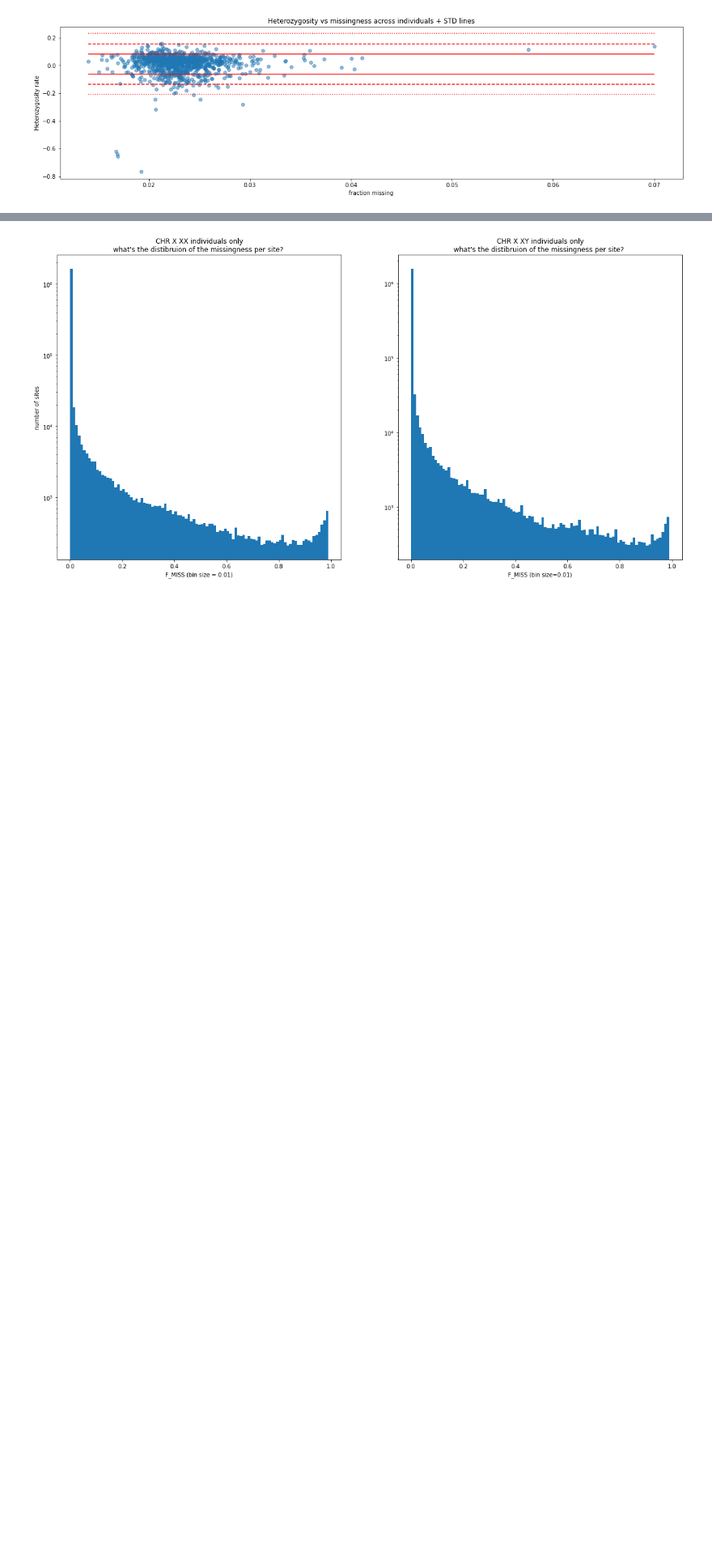
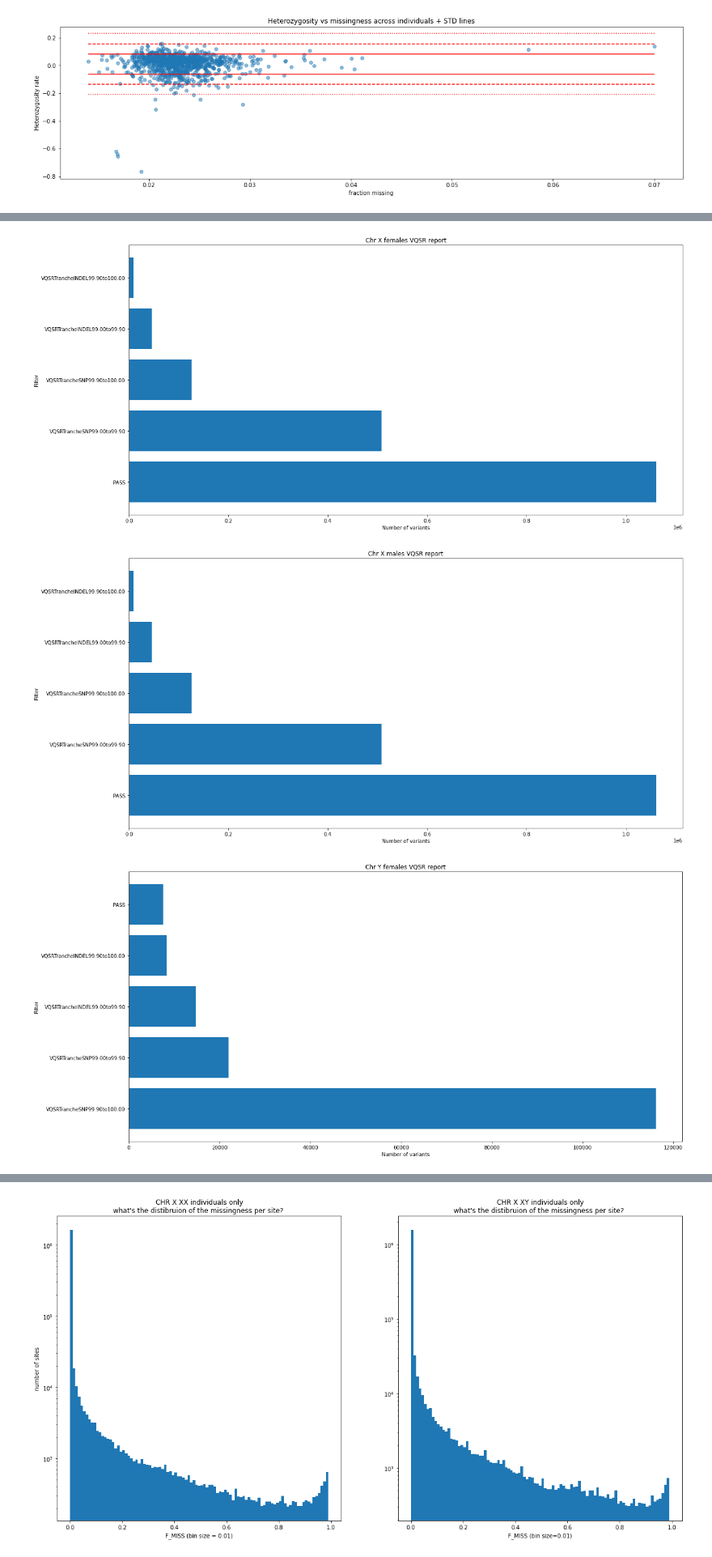
Before and after one commit to acostauribe/QC_TANGL-hg38, a Jupyter notebook: preQC_general_analysis.ipynb, the cells around one changed output, grey strips where cells are left out. Shown at 81% size. Cells and saved outputs as stored; diff of their text form; code cells hidden in the pictures; blank space fills up the shorter version.

Commit message:
added sex chr VQSR report, depth reports, and cleanup

```diff
--- a/preQC_general_analysis.ipynb
+++ b/preQC_general_analysis.ipynb
@@ -680,0 +741,38 @@ vcftools --gzvcf ../../TANGL_data/joint_colombia_annotated.hg38.chrY.males.vcf.g
+# %%
+# Read in the files using the above function and plot the results
+
+# CHR X females
+chrX_females_df = read_filter_summary_file(filter_file_path_chrX_females)
+plt.title('Chr X females VQSR report')
+plt.barh(chrX_females_df.index.values, chrX_females_df.loc[:,'N_VARIANTS'], align='center')
+plt.xlabel('Number of variants')
+plt.ylabel('Filter')
+plt.show()
+
+# CHR X males
+chrX_males_df = read_filter_summary_file(filter_file_path_chrX_males)
+plt.title('Chr X males VQSR report')
+plt.barh(chrX_males_df.index.values, chrX_males_df.loc[:,'N_VARIANTS'], align='center')
+plt.xlabel('Number of variants')
+plt.ylabel('Filter')
+plt.show()
+
+# CHR Y females
+chrY_females_df = read_filter_summary_file(filter_file_path_chrY_females)
+plt.title('Chr Y females VQSR report')
+plt.barh(chrY_females_df.index.values, chrY_females_df.loc[:,'N_VARIANTS'], align='center')
+plt.xlabel('Number of variants')
+plt.ylabel('Filter')
+plt.show()
+
+# CHR Y males
+chrY_males_df = read_filter_summary_file(filter_file_path_chrY_males)
+plt.title('Chr Y males VQSR report')
+plt.barh(chrY_males_df.index.values, chrY_males_df.loc[:,'N_VARIANTS'], align='center')
+plt.xlabel('Number of variants')
+plt.ylabel('Filter')
+plt.show()
+# %% [output]
+[figure, added]
+[figure, added]
+[figure, added]
```
Also changed, not shown: parts of 18 cells of this notebook.
